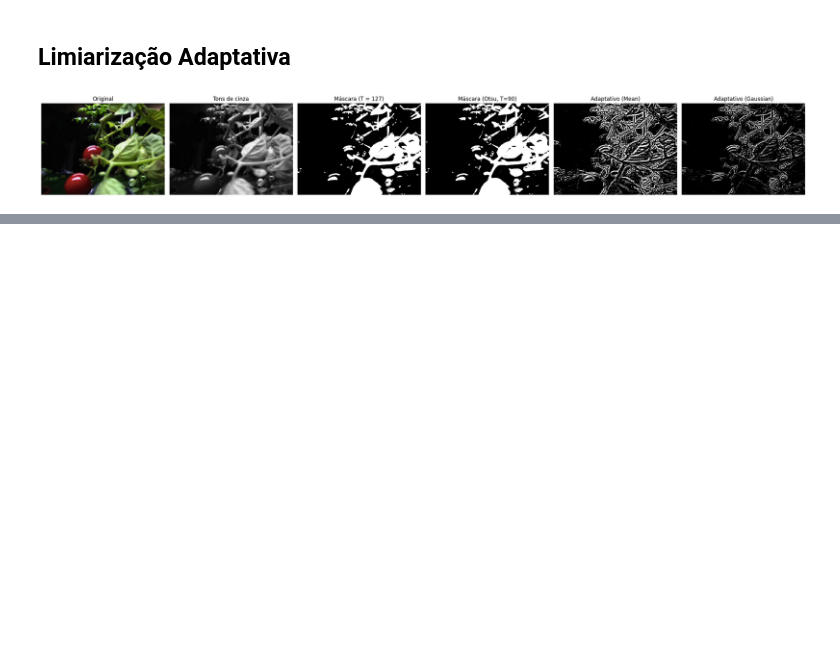
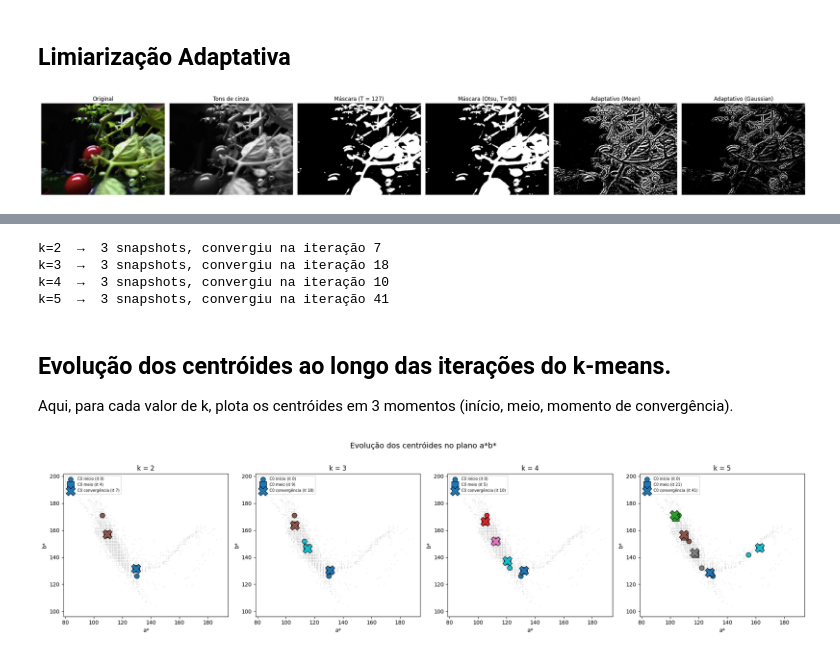
Before and after one commit to m9tzin/segmentation-cvis, a Jupyter notebook: notebook/atividade_segmentacao.ipynb, the cells around one changed output, grey strips where cells are left out. Drawn from its saved outputs; the diff is of its cells as text; code cells hidden in the pictures; blank space fills up the shorter version.

Commit message:
feat: add k-means implementation and update segmentation notebook with new images and sections

```diff
--- a/notebook/atividade_segmentacao.ipynb
+++ b/notebook/atividade_segmentacao.ipynb
@@ -137,0 +147,72 @@ show_side_by_side(
+# %%
+from kmeans import kmeans_ab
+
+img_rgb = load_rgb("tomates-corke.png")
+
+# Executa o k-means no plano a*b* para diferentes valores de k.
+# Para cada k, armazena: rótulos por pixel, centróides finais e
+# histórico de snapshots (início, meio, convergência).
+results = {}
+for k in [2, 3, 4, 5]:
+    labels, centroids, history = kmeans_ab(img_rgb, k=k)
+    results[k] = (labels, centroids, history)
+    print(f"k={k}  →  {len(history)} snapshots, "
+        f"convergiu na iteração {history[-1][0]}")
+# %% [output]
+k=2  →  3 snapshots, convergiu na iteração 7
+k=3  →  3 snapshots, convergiu na iteração 18
+k=4  →  3 snapshots, convergiu na iteração 10
+k=5  →  3 snapshots, convergiu na iteração 41
+# %% [markdown]
+## Evolução dos centróides ao longo das iterações do k-means.
+Aqui, para cada valor de k, plota os centróides em 3 momentos (início, meio, momento de convergência).
+# %%
+# Evolução dos centróides ao longo das iterações do k-means.
+# Para cada k, plota os centróides em 3 momentos (início, meio, convergência)
+# sobre uma nuvem cinza de ~5000 pixels amostrados no plano a*b*.
+# Marcadores maiores = iterações mais avançadas.
+
+moment_labels = ["início", "meio", "convergência"]
+marker_sizes = [80, 160, 300]       # tamanho cresce com a iteração
+markers = ["o", "s", "X"]           # forma muda para distinguir momentos
+
+fig, axes = plt.subplots(1, len(results), figsize=(5 * len(results), 5))
+if len(results) == 1:
+    axes = [axes]
+
+for ax, (k, (labels, centroids, history)) in zip(axes, results.items()):
+    # Converte a imagem para L*a*b* e extrai os canais cromáticos a*, b*
+    lab_full = cv2.cvtColor(img_rgb, cv2.COLOR_RGB2LAB).astype(np.float64)
+    ab = lab_full[:, :, 1:3].reshape(-1, 2)
+
+    # Amostra aleatória de pixels como fundo cinza claro
+    idx = np.random.RandomState(0).choice(ab.shape[0], size=min(5000, ab.shape[0]), replace=False)
+    ax.scatter(ab[idx, 0], ab[idx, 1], c="lightgray", s=1, alpha=0.3)
+
+    colors = plt.cm.tab10(np.linspace(0, 1, max(k, 3)))[:k]
+
+    # Sobrepõe os centróides de cada snapshot (início → meio → fim)
+    for snap_idx, (it_num, _, ctrs) in enumerate(history):
+        for j in range(k):
+            ax.scatter(
+                ctrs[j, 0], ctrs[j, 1],
+                color=colors[j],
+                s=marker_sizes[snap_idx],
+                marker=markers[snap_idx],
+                edgecolors="black",
+                linewidths=0.8,
+                label=f"C{j} {moment_labels[snap_idx]} (it {it_num})" if j == 0 else None,
+                zorder=5,
+            )
+
+    ax.set_title(f"k = {k}")
+    ax.set_xlabel("a*")
+    ax.set_ylabel("b*")
+    ax.legend(fontsize=7, loc="upper left")
+
+fig.suptitle("Evolução dos centróides no plano a*b*", fontsize=14, y=1.02)
+plt.tight_layout()
+plt.savefig(RESULTS_DIR / "kmeans_centroid_evolution.png", dpi=150, bbox_inches="tight")
+plt.show()
+# %% [output]
+[figure, added]
```
Also changed, not shown: parts of 9 cells of this notebook, 5 other files.
